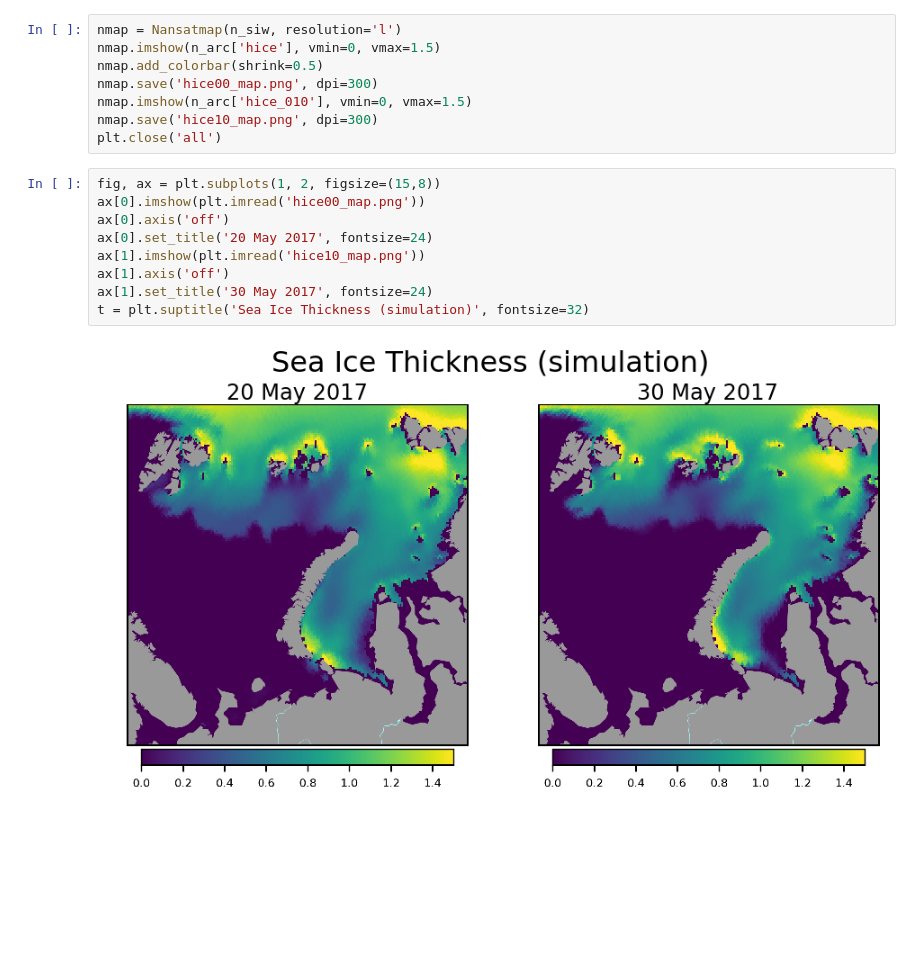
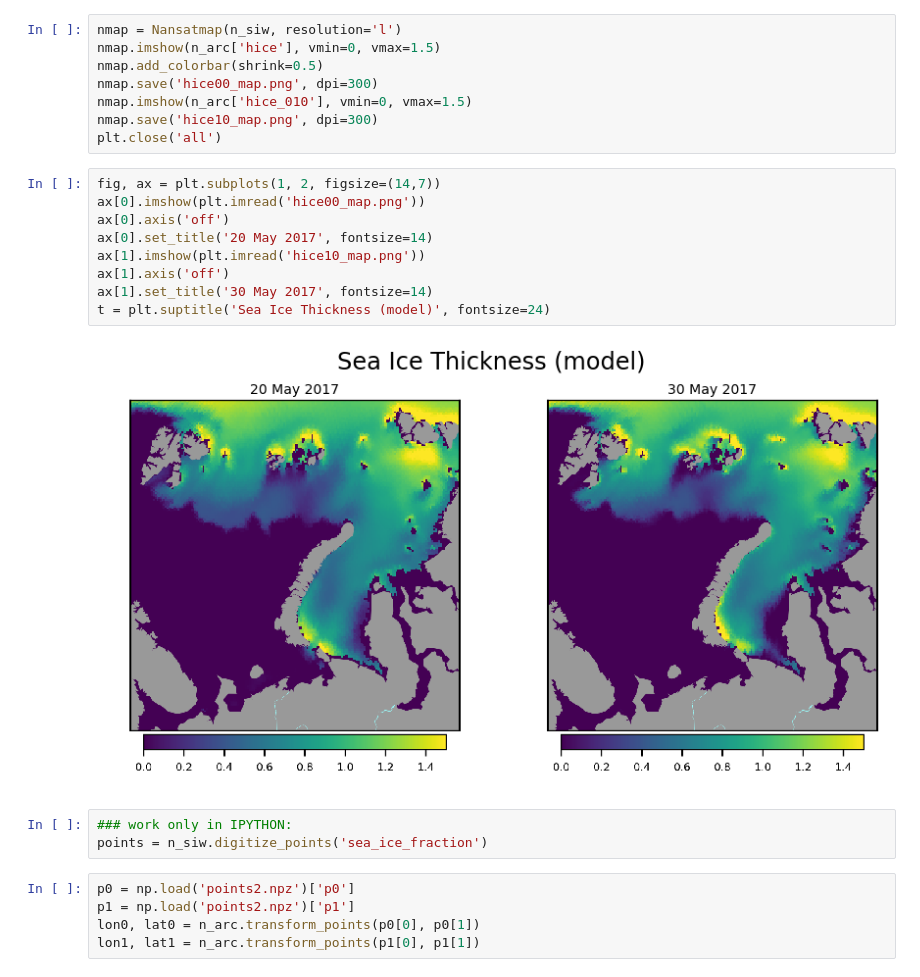
Before and after one commit to nansencenter/nansat-lectures, a Jupyter notebook: notebooks/geospaas/CMEMS_ICE.ipynb, the cells around one changed output. Saved outputs shown, nothing was run; the diff lists cells and outputs as text; blank space fills up the shorter version.

```diff
--- a/notebooks/geospaas/CMEMS_ICE.ipynb
+++ b/notebooks/geospaas/CMEMS_ICE.ipynb
@@ -48,13 +48,21 @@ nmap.imshow(n_arc['hice_010'], vmin=0, vmax=1.5)
 nmap.save('hice10_map.png', dpi=300)
 plt.close('all')
 # %%
-fig, ax = plt.subplots(1, 2, figsize=(15,8))
+fig, ax = plt.subplots(1, 2, figsize=(14,7))
 ax[0].imshow(plt.imread('hice00_map.png'))
 ax[0].axis('off')
-ax[0].set_title('20 May 2017', fontsize=24)
+ax[0].set_title('20 May 2017', fontsize=14)
 ax[1].imshow(plt.imread('hice10_map.png'))
 ax[1].axis('off')
-ax[1].set_title('30 May 2017', fontsize=24)
-t = plt.suptitle('Sea Ice Thickness (simulation)', fontsize=32)
+ax[1].set_title('30 May 2017', fontsize=14)
+t = plt.suptitle('Sea Ice Thickness (model)', fontsize=24)
 # %% [output]
-[figure, old version]
+[figure, new version]
+# %%
+### work only in IPYTHON:
+points = n_siw.digitize_points('sea_ice_fraction')
+# %%
+p0 = np.load('points2.npz')['p0']
+p1 = np.load('points2.npz')['p1']
+lon0, lat0 = n_arc.transform_points(p0[0], p0[1])
+lon1, lat1 = n_arc.transform_points(p1[0], p1[1])
```
Also changed, not shown: parts of 10 cells of this notebook, 1 other file.
